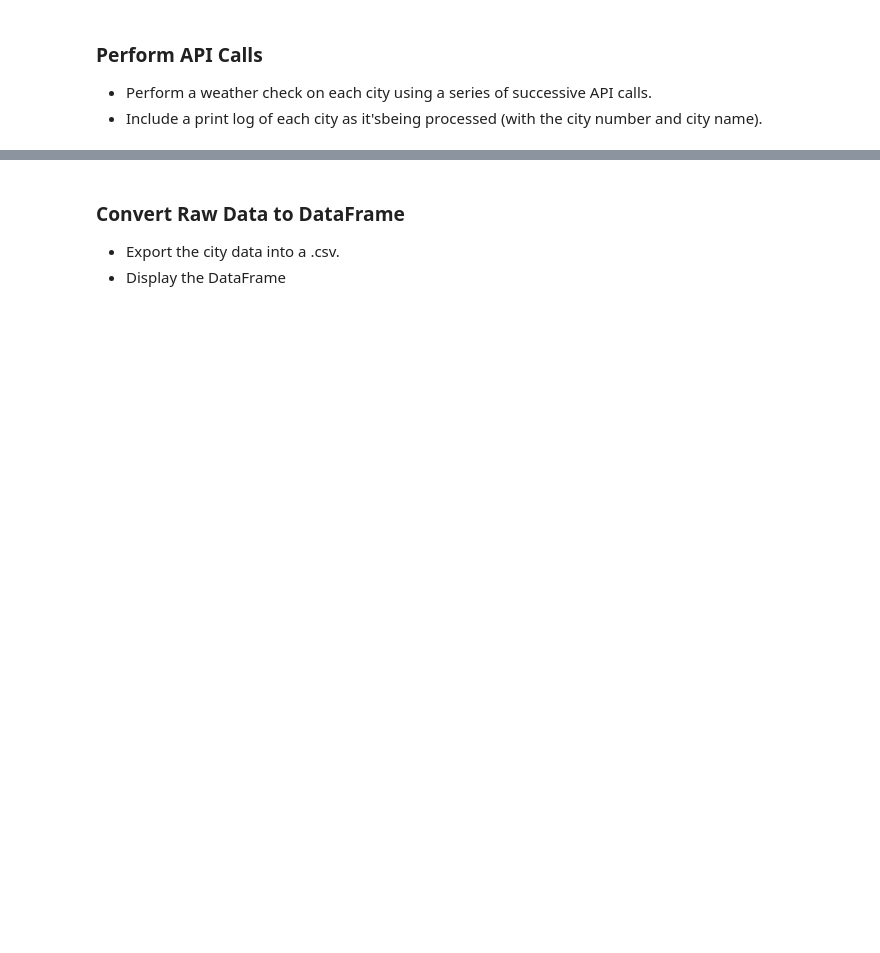
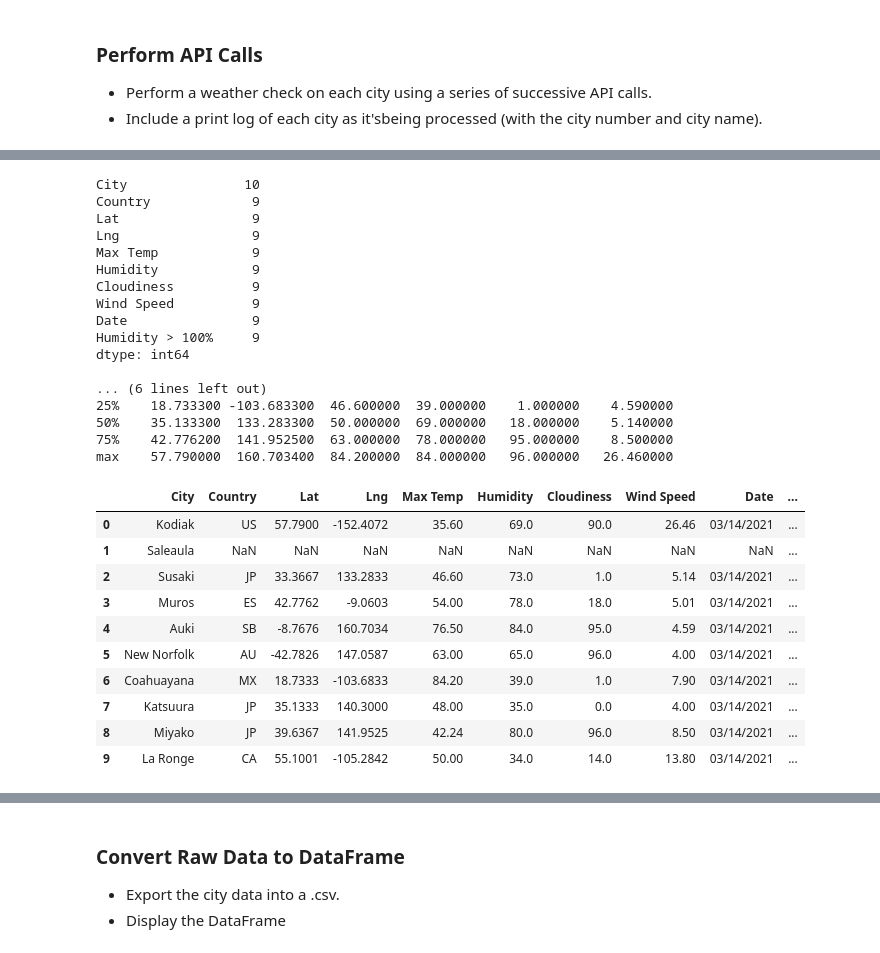
Before and after one commit to IthamarFrancois/Python-API-Challenge, a Jupyter notebook: WeatherPy/WeatherPy - Copy2.ipynb, the cells around one changed output, grey strips where cells are left out. Saved outputs shown, nothing was run; the diff lists cells and outputs as text; code cells hidden in the pictures; blank space fills up the shorter version.

```diff
--- a/WeatherPy/WeatherPy - Copy2.ipynb
+++ b/WeatherPy/WeatherPy - Copy2.ipynb
@@ -264,0 +269,38 @@ dtype: int64
+# %%
+# Display column counts, calculations overview (including max values ie "Humidity"), and dataframe preview
+print(CityWeather_DF.count())
+print()
+print()
+print(CityWeather_DF.describe())
+print()
+print()
+CityWeather_DF.head(20)
+# %% [output]
+City               10
+Country             9
+Lat                 9
+Lng                 9
+Max Temp            9
+Humidity            9
+Cloudiness          9
+Wind Speed          9
+Date                9
+Humidity > 100%     9
+dtype: int64
+
+... (6 lines left out)
+25%    18.733300 -103.683300  46.600000  39.000000    1.000000    4.590000
+50%    35.133300  133.283300  50.000000  69.000000   18.000000    5.140000
+75%    42.776200  141.952500  63.000000  78.000000   95.000000    8.500000
+max    57.790000  160.703400  84.200000  84.000000   96.000000   26.460000
+|  | City | Country | Lat | Lng | Max Temp | Humidity | Cloudiness | Wind Speed | Date | ... |
+| 0 | Kodiak | US | 57.7900 | -152.4072 | 35.60 | 69.0 | 90.0 | 26.46 | 03/14/2021 | ... |
+| 1 | Saleaula | NaN | NaN | NaN | NaN | NaN | NaN | NaN | NaN | ... |
+| 2 | Susaki | JP | 33.3667 | 133.2833 | 46.60 | 73.0 | 1.0 | 5.14 | 03/14/2021 | ... |
+| 3 | Muros | ES | 42.7762 | -9.0603 | 54.00 | 78.0 | 18.0 | 5.01 | 03/14/2021 | ... |
+| 4 | Auki | SB | -8.7676 | 160.7034 | 76.50 | 84.0 | 95.0 | 4.59 | 03/14/2021 | ... |
+| 5 | New Norfolk | AU | -42.7826 | 147.0587 | 63.00 | 65.0 | 96.0 | 4.00 | 03/14/2021 | ... |
+| 6 | Coahuayana | MX | 18.7333 | -103.6833 | 84.20 | 39.0 | 1.0 | 7.90 | 03/14/2021 | ... |
+| 7 | Katsuura | JP | 35.1333 | 140.3000 | 48.00 | 35.0 | 0.0 | 4.00 | 03/14/2021 | ... |
+| 8 | Miyako | JP | 39.6367 | 141.9525 | 42.24 | 80.0 | 96.0 | 8.50 | 03/14/2021 | ... |
+| 9 | La Ronge | CA | 55.1001 | -105.2842 | 50.00 | 34.0 | 14.0 | 13.80 | 03/14/2021 | ... |
```
Also changed, not shown: parts of 16 cells of this notebook, 1 other file.
